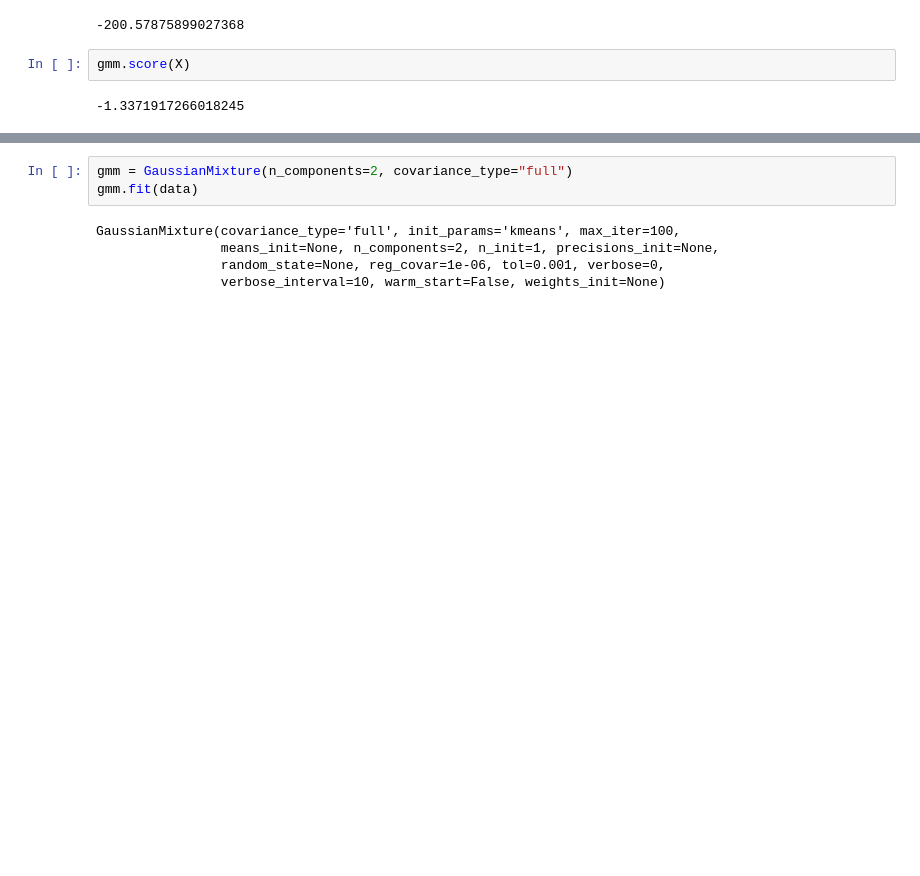
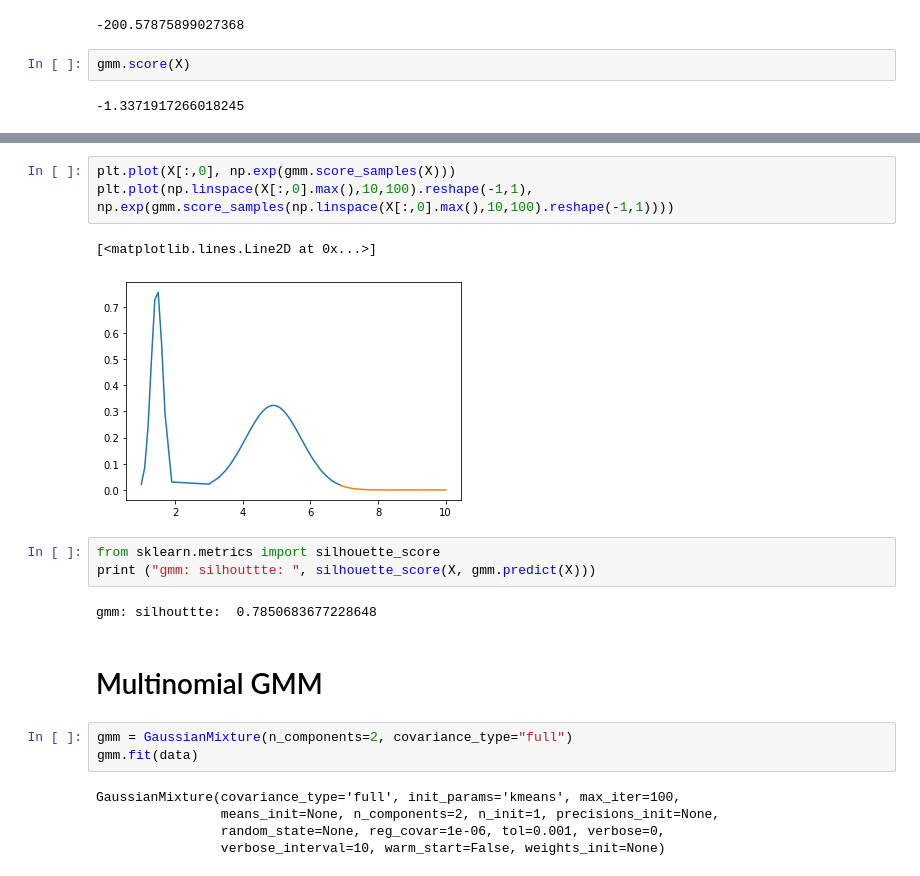
Before and after one commit to smrutijz/exploration, a Jupyter notebook: gaussian/gmm in sklearn.ipynb, the cells around one changed output, grey strips where cells are left out. Cells and saved outputs as stored; diff of their text form; blank space fills up the shorter version.

```diff
--- a/gaussian/gmm in sklearn.ipynb
+++ b/gaussian/gmm in sklearn.ipynb
@@ -61,3 +100,17 @@ plt.plot(X[:,0], np.exp(gmm.score_samples(X)))
+# %%
+plt.plot(X[:,0], np.exp(gmm.score_samples(X)))
+plt.plot(np.linspace(X[:,0].max(),10,100).reshape(-1,1),
+np.exp(gmm.score_samples(np.linspace(X[:,0].max(),10,100).reshape(-1,1))))
+# %% [output]
+[<matplotlib.lines.Line2D at 0x...>]
+[figure, added]
+# %%
+from sklearn.metrics import silhouette_score
+print ("gmm: silhouttte: ", silhouette_score(X, gmm.predict(X)))
+# %% [output]
+gmm: silhouttte:  0.7850683677228648
+# %% [markdown]
+# Multinomial GMM
 # %%
 gmm = GaussianMixture(n_components=2, covariance_type="full")
 gmm.fit(data)
```
Also changed, not shown: parts of 21 cells of this notebook, 1 other file.
